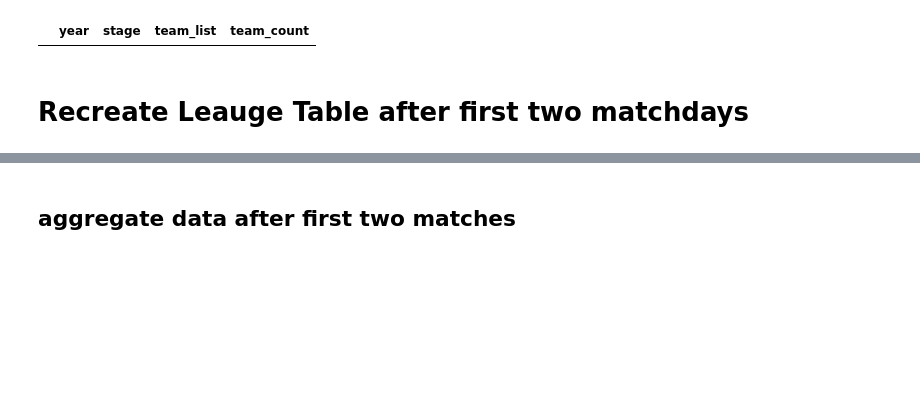
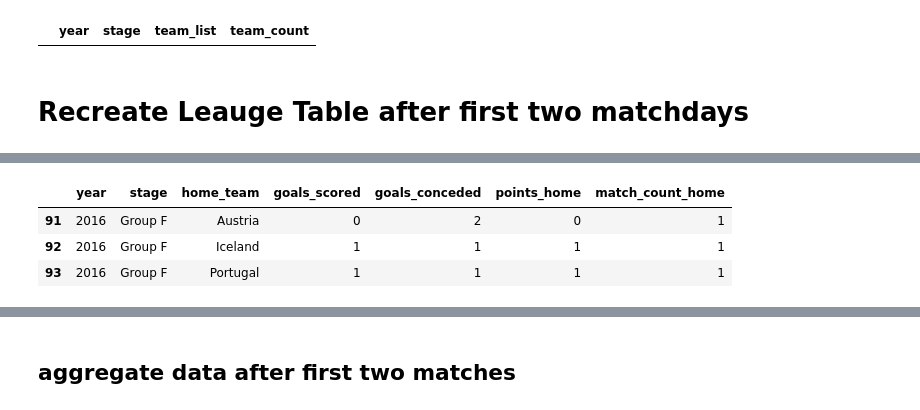
Before and after one commit to AEGDDI/tiebreak_wc, a Jupyter notebook: code/wiki/men/uefa/tb_eu_uefa_men.ipynb, the cells around one changed output, grey strips where cells are left out. Cells and saved outputs as stored; diff of their text form; code cells hidden in the pictures; blank space fills up the shorter version.

```diff
--- a/code/wiki/men/uefa/tb_eu_uefa_men.ipynb
+++ b/code/wiki/men/uefa/tb_eu_uefa_men.ipynb
@@ -117,5 +117,13 @@ agg_goals_before_last_day
 152 rows × 12 columns
 # %%
 home_games, away_games = aggregate_home_away_points(agg_goals_before_last_day)
+# %%
+home2016f = home_games[(home_games['year'] == 2016) & (home_games['stage'] == 'Group F')]
+home2016f
+# %% [output]
+|  | year | stage | home_team | goals_scored | goals_conceded | points_home | match_count_home |
+| 91 | 2016 | Group F | Austria | 0 | 2 | 0 | 1 |
+| 92 | 2016 | Group F | Iceland | 1 | 1 | 1 | 1 |
+| 93 | 2016 | Group F | Portugal | 1 | 1 | 1 | 1 |
 # %%
 # Filter for year == 2022 and stage == 'Group E'
```
Also changed, not shown: parts of 10 cells of this notebook, 8 other files.
